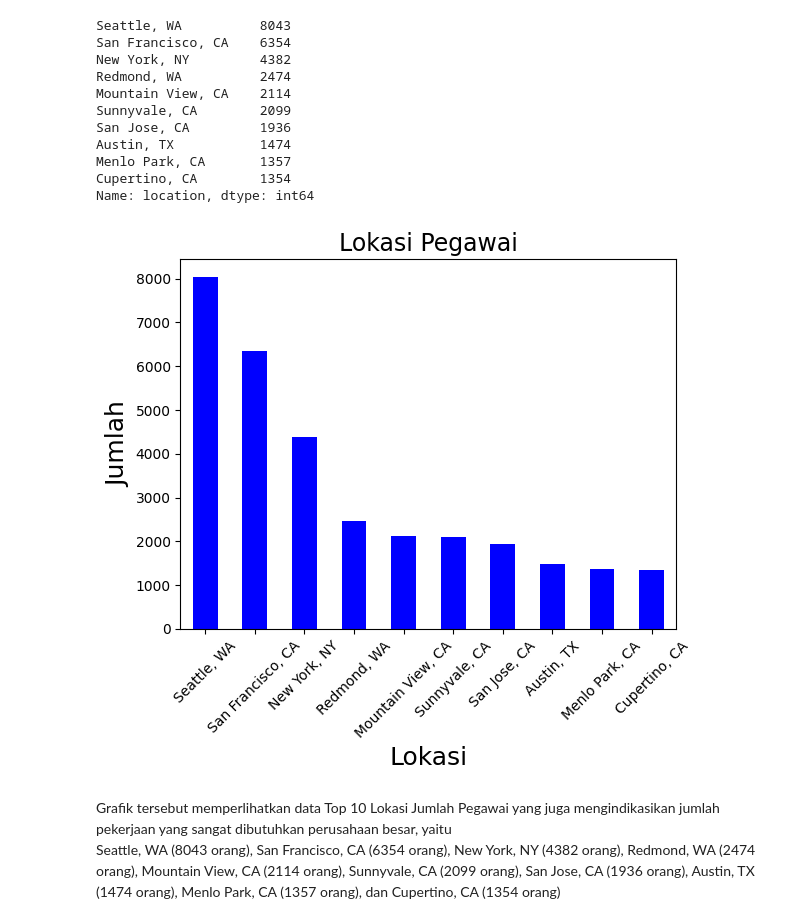
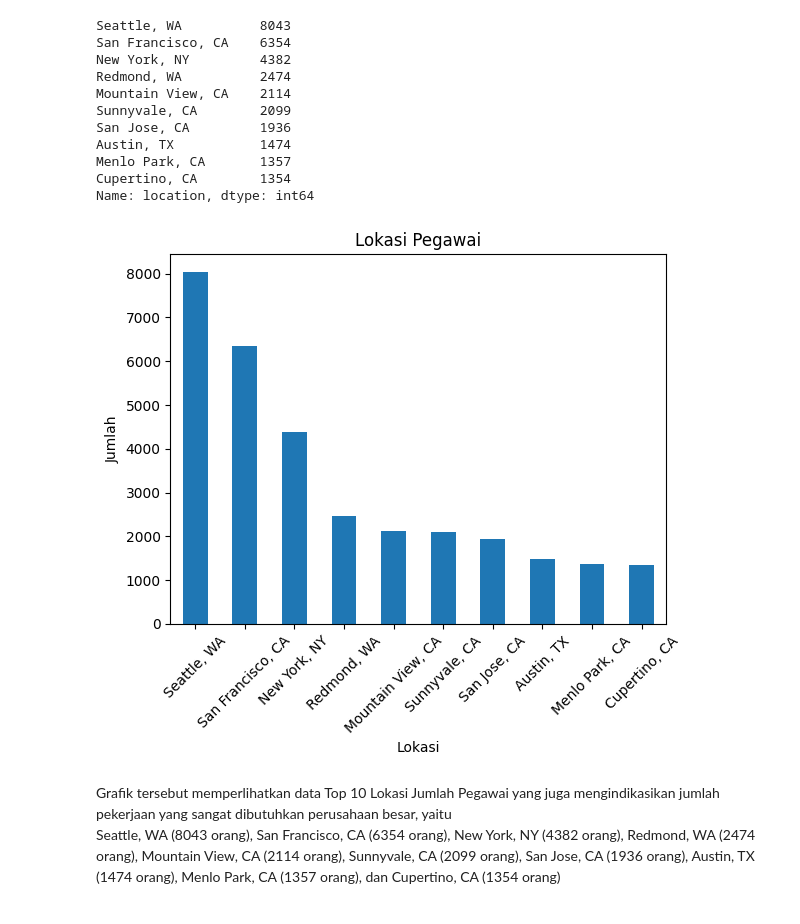
Before and after one commit to fairuzald/andat-Tubes2, a Jupyter notebook: main.ipynb, the cells around one changed output. Cells and saved outputs as stored; diff of their text form; code cells hidden in the pictures.

```diff
--- a/main.ipynb
+++ b/main.ipynb
@@ -774,14 +840,10 @@ Menlo Park, CA       1357
 Cupertino, CA        1354
 Name: location, dtype: int64
 # %%
-df2.plot(kind="bar", color="blue")
-plt.title("Lokasi Pegawai", size=17)
-plt.xlabel("Lokasi", size=18)
-plt.ylabel("Jumlah", size=18)
-plt.xticks(rotation=45)
+df2.plot(kind="bar", title="Lokasi Pegawai", xlabel="Lokasi", ylabel="Jumlah", rot=45)
 plt.show()
 # %% [output]
-[figure, old version]
+[figure, new version]
 # %% [markdown]
 Grafik tersebut memperlihatkan data Top 10 Lokasi Jumlah Pegawai yang juga mengindikasikan jumlah pekerjaan yang sangat dibutuhkan perusahaan besar, yaitu
 Seattle, WA          (8043 orang),
```
Also changed, not shown: parts of 12 cells of this notebook.
